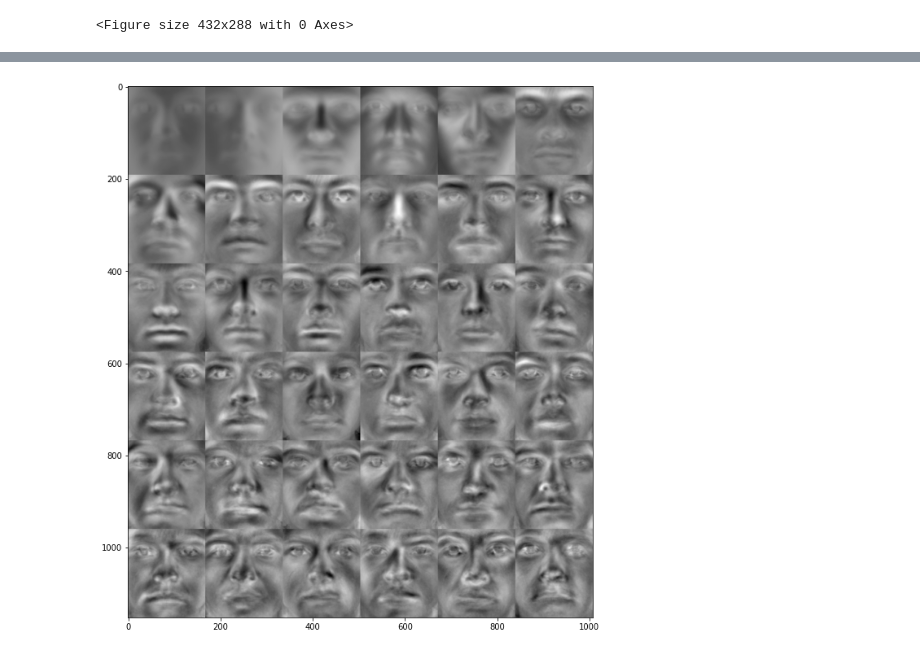
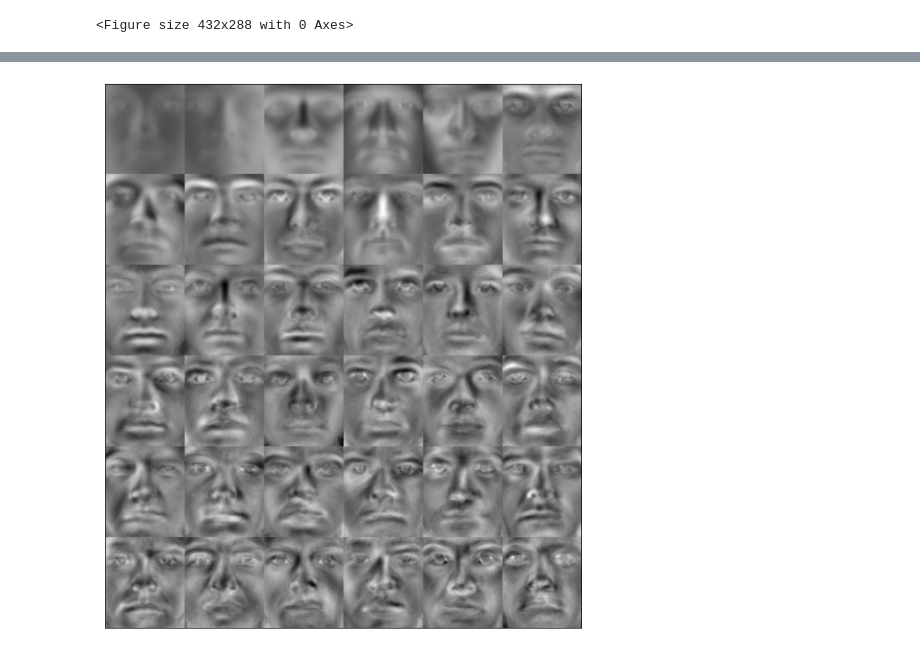
Before and after one commit to cmitchell314/Eigenfaces, a Jupyter notebook: training_allFaces.ipynb, the cells around one changed output, grey strips where cells are left out. Saved outputs shown, nothing was run; the diff lists cells and outputs as text; code cells hidden in the pictures.

```diff
--- a/training_allFaces.ipynb
+++ b/training_allFaces.ipynb
@@ -89,21 +97,23 @@ e_faces, _, _ = np.linalg.svd(raw_trn_fac, full_matrices=False)
 # %%
 # plt.imshow(U[:, 0].reshape(n, m), cmap='gray')
 
 # visualize prominent eigenfaces
 visual_faces = np.zeros((n*6, m*6))
 x = 0
 y = 0
 for i in range(36):
     img = np.array(e_faces[:, i]).reshape(n, m)
     visual_faces[y*n:(y+1)*n, x*m:(x+1)*m] = img
     x += 1
     if (x == 6):
         x = 0
         y += 1
 
 plt.figure(figsize=(12, 12))
 plt.imshow(visual_faces, cmap='gray')
+plt.gca().get_xaxis().set_visible(False)
+plt.gca().get_yaxis().set_visible(False)
 plt.show()
 # %% [output]
-[figure, old version]
+[figure, new version]
 # %%
```
Also changed, not shown: parts of 3 cells of this notebook, 8 other files.
